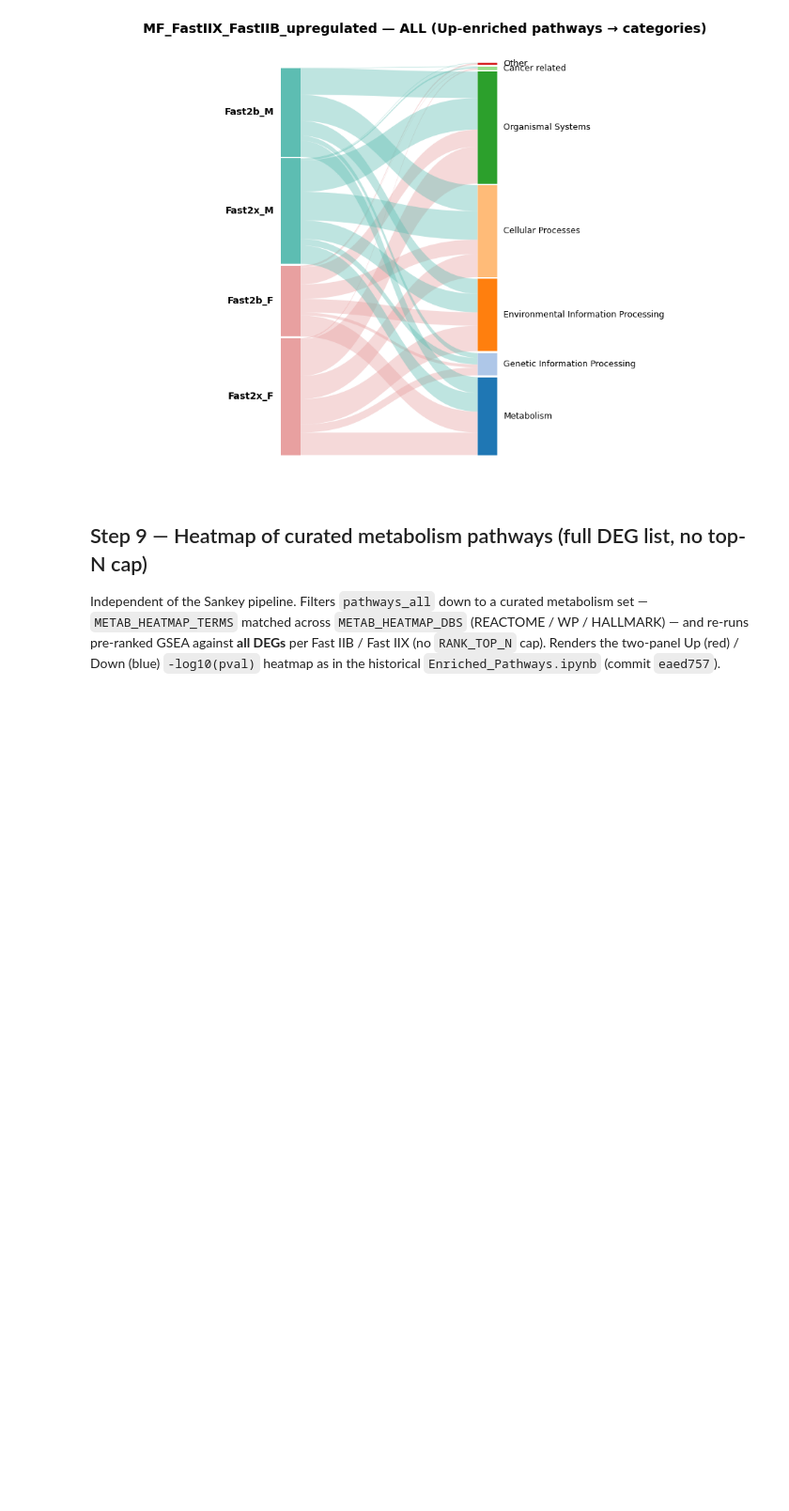
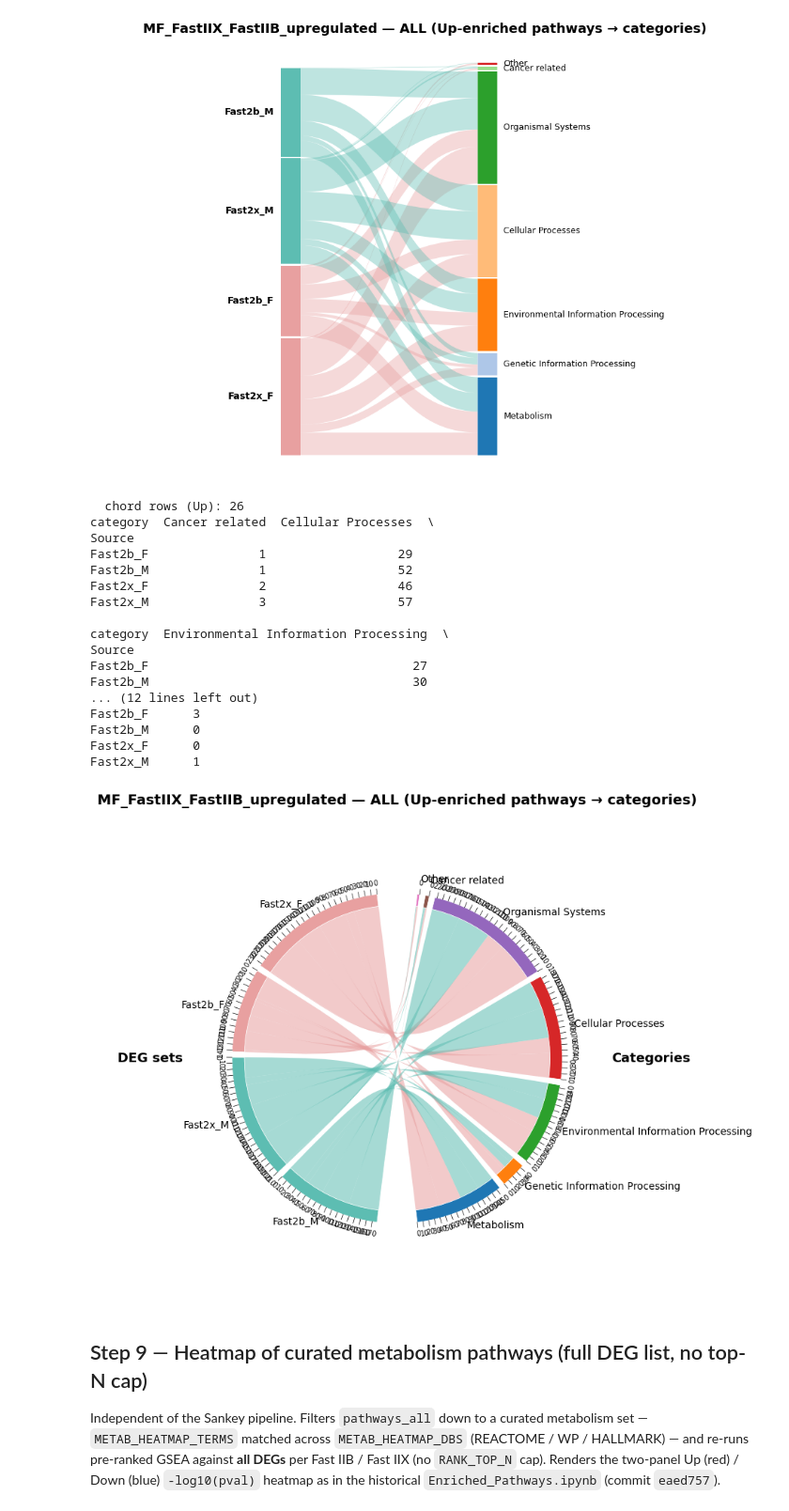
Before and after one commit to sachha-naksha/TA_muscle_ageing, a Jupyter notebook: py_scripts/3_geneset_scores/DEG_Functional_Enrichment.ipynb, the cells around one changed output. Shown at 94% size. Drawn from its saved outputs; the diff is of its cells as text; code cells hidden in the pictures; blank space fills up the shorter version.

```diff
--- a/py_scripts/3_geneset_scores/DEG_Functional_Enrichment.ipynb
+++ b/py_scripts/3_geneset_scores/DEG_Functional_Enrichment.ipynb
@@ -418,6 +415,79 @@ Fast2b_M      0
 Fast2x_F      0
 Fast2x_M      1
 [figure]
+# %%
+# Step 8b — Chord (circular Sankey) view of the same `sankey_long` data.
+# Renders DEG groups (Fast2x_F / Fast2b_F / Fast2x_M / Fast2b_M) on the left arc,
+# LLM categories on the right arc, with ribbon widths = number of enriched
+# pathways and cumulative tick marks on each segment so the counts are
+# readable at a glance. Uses pgl.plotting.plot_chord (added in d239827).
+
+# Use the submodule path (pgl.plotting.plot_chord) instead of the star-imported
+# alias (pgl.plot_chord) — autoreload can't add new top-level names to a
+# namespace that was already populated by `from .plotting import *` at import
+# time, so star-imported aliases for newly-added functions can be stale until
+# the kernel is restarted.
+from pygenelab import plotting as pgl_plotting
+
+# group → category counts per DEG list × category (one row per cell-type/category)
+chord_counts = (
+    sankey_long.groupby(["Source", "category"], observed=True)
+    .size()
+    .reset_index(name="n_pathways")
+)
+print(f"  chord rows ({SANKEY_DIRECTION}): {len(chord_counts)}")
+print(chord_counts.pivot(index="Source", columns="category", values="n_pathways").fillna(0).astype(int))
+
+# pick a stable category palette in the same order as the sankey right bar
+category_order = [c for c in pgl.PATHWAY_TOP_CATEGORIES if c in chord_counts["category"].unique()]
+category_palette = {
+    cat: plt.cm.tab10.colors[i % 10]
+    for i, cat in enumerate(category_order)
+}
+
+chord_fig, chord_ax = pgl_plotting.plot_chord(
+    chord_counts,
+    left_col="Source",
+    right_col="category",
+    count_col="n_pathways",
+    left_order=SANKEY_LABELS,
+    right_order=category_order,
+    left_colors=left_colors,         # F=#e8a0a0, M=#5dbdb2 (from Step 8)
+    right_colors=category_palette,
+    flow_color="left",               # ribbons inherit the M/F sex color
+    left_axis_label="DEG sets",
+    right_axis_label="Categories",
+    show_ticks=True,
+    tick_step=10,                    # tick every 10 pathways along each arc
+    title=f"{ANALYSIS_LABEL} — {PATHWAY_TYPE_LABEL} ({SANKEY_DIRECTION}-enriched pathways → categories)",
+)
+chord_fig.savefig(
+    OUTPUT_DIR / f"{ANALYSIS_LABEL}_{PATHWAY_TYPE_LABEL}_{SANKEY_DIRECTION}_chord.svg",
+    bbox_inches="tight",
+)
+chord_fig.savefig(
+    OUTPUT_DIR / f"{ANALYSIS_LABEL}_{PATHWAY_TYPE_LABEL}_{SANKEY_DIRECTION}_chord.png",
+    dpi=300, bbox_inches="tight",
+)
+# %% [output]
+  chord rows (Up): 26
+category  Cancer related  Cellular Processes  \
+Source
+Fast2b_F               1                  29
+Fast2b_M               1                  52
+Fast2x_F               2                  46
+Fast2x_M               3                  57
+
+category  Environmental Information Processing  \
+Source
+Fast2b_F                                    27
+Fast2b_M                                    30
+... (12 lines left out)
+Fast2b_F      3
+Fast2b_M      0
+Fast2x_F      0
+Fast2x_M      1
+[figure, added]
 # %% [markdown]
 ## Step 9 — Heatmap of curated metabolism pathways (full DEG list, no top-N cap)
 
```
Also changed, not shown: parts of 2 cells of this notebook.
